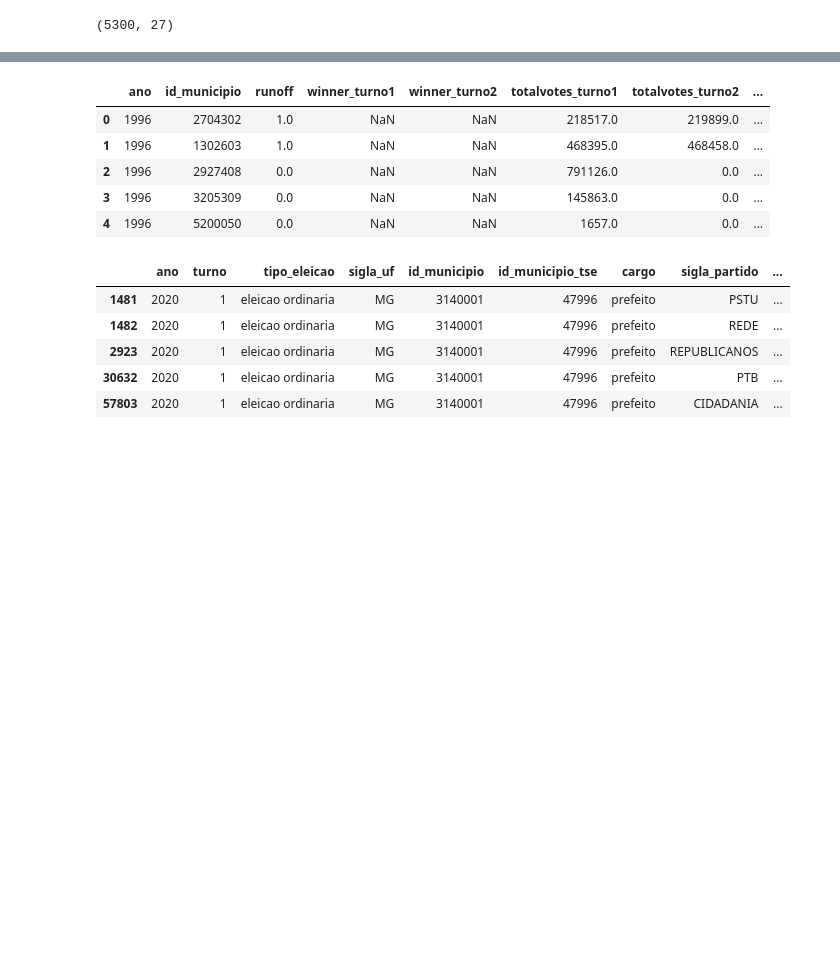
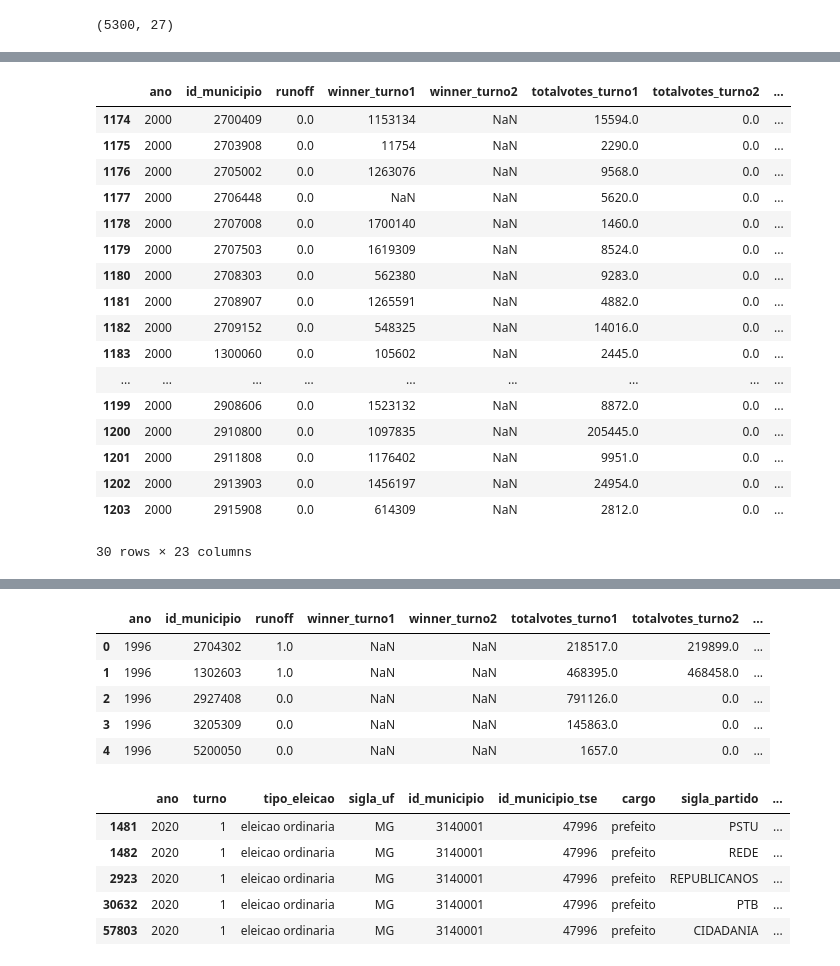
Before and after one commit to aulichney/Deforestation, a Jupyter notebook: CandPrefeitoDataProcessingNew.ipynb, the cells around one changed output, grey strips where cells are left out. Cells and saved outputs as stored; diff of their text form; code cells hidden in the pictures; blank space fills up the shorter version.

```diff
--- a/CandPrefeitoDataProcessingNew.ipynb
+++ b/CandPrefeitoDataProcessingNew.ipynb
@@ -264,0 +885,25 @@ No winner for 2408102 in 1996
+# %%
+cols_of_interest = ['id_candidato_bd', 'ocupacao', 'idade', 'genero', 'nacionalidade', 'raca', 'ano', 'id_municipio']
+
+df_subset = df[cols_of_interest]
+# %%
+final_merge1 = pd.merge(final, df_subset, how = 'left', left_on = ['winner_turno1', 'ano', 'id_municipio'], right_on = ['id_candidato_bd', 'ano', 'id_municipio'])
+
+
+final_merge1.columns = ['ano', 'id_municipio', 'runoff', 'winner_turno1', 'winner_turno2',
+       'totalvotes_turno1', 'totalvotes_turno2', 'margin_turno1',
+       'margin_turno2', 'incumbant', 'term_limited_seat',
+       'id_candidato_bd', 'ocupacao_turno1', 'idade_turno1', 'genero_turno1', 'nacionalidade_turno1',
+       'raca_turno1']
+# %%
+final_merge2 = pd.merge(final_merge1, df_subset, how = 'left', left_on = ['winner_turno2', 'ano', 'id_municipio'], right_on = ['id_candidato_bd', 'ano', 'id_municipio'])
+final_merge2.columns =['ano', 'id_municipio', 'runoff', 'winner_turno1', 'winner_turno2',
+       'totalvotes_turno1', 'totalvotes_turno2', 'margin_turno1',
+       'margin_turno2', 'incumbant', 'term_limited_seat',
+       'id_candidato_bd_x', 'ocupacao_turno1', 'idade_turno1',
+       'genero_turno1', 'nacionalidade_turno1', 'raca_turno1',
+       'id_candidato_bd_y', 'ocupacao_turno2', 'idade_turno2', 'genero_turno2',
+       'nacionalidade_turno2', 'raca_turno2']
+# %%
+final_merge2.ocupacao_turno1 = final_merge2.ocupacao_turno1.apply(lambda x: occupation_label(x))
+final_merge2.ocupacao_turno2 = final_merge2.ocupacao_turno2.apply(lambda x: occupation_label(x))
@@ -264,0 +930,21 @@ No winner for 2408102 in 1996
+# %%
+final_merge2[(final_merge2.ano != 1996)&(final_merge2.ano != 2016)].head(30)
+# %% [output]
+|  | ano | id_municipio | runoff | winner_turno1 | winner_turno2 | totalvotes_turno1 | totalvotes_turno2 | ... |
+| 1174 | 2000 | 2700409 | 0.0 | 1153134 | NaN | 15594.0 | 0.0 | ... |
+| 1175 | 2000 | 2703908 | 0.0 | 11754 | NaN | 2290.0 | 0.0 | ... |
+| 1176 | 2000 | 2705002 | 0.0 | 1263076 | NaN | 9568.0 | 0.0 | ... |
+| 1177 | 2000 | 2706448 | 0.0 | NaN | NaN | 5620.0 | 0.0 | ... |
+| 1178 | 2000 | 2707008 | 0.0 | 1700140 | NaN | 1460.0 | 0.0 | ... |
+| 1179 | 2000 | 2707503 | 0.0 | 1619309 | NaN | 8524.0 | 0.0 | ... |
+| 1180 | 2000 | 2708303 | 0.0 | 562380 | NaN | 9283.0 | 0.0 | ... |
+| 1181 | 2000 | 2708907 | 0.0 | 1265591 | NaN | 4882.0 | 0.0 | ... |
+| 1182 | 2000 | 2709152 | 0.0 | 548325 | NaN | 14016.0 | 0.0 | ... |
+| 1183 | 2000 | 1300060 | 0.0 | 105602 | NaN | 2445.0 | 0.0 | ... |
+| ... | ... | ... | ... | ... | ... | ... | ... | ... |
+| 1199 | 2000 | 2908606 | 0.0 | 1523132 | NaN | 8872.0 | 0.0 | ... |
+| 1200 | 2000 | 2910800 | 0.0 | 1097835 | NaN | 205445.0 | 0.0 | ... |
+| 1201 | 2000 | 2911808 | 0.0 | 1176402 | NaN | 9951.0 | 0.0 | ... |
+| 1202 | 2000 | 2913903 | 0.0 | 1456197 | NaN | 24954.0 | 0.0 | ... |
+| 1203 | 2000 | 2915908 | 0.0 | 614309 | NaN | 2812.0 | 0.0 | ... |
+30 rows × 23 columns
```
Also changed, not shown: parts of 50 cells of this notebook, 27 other files.
